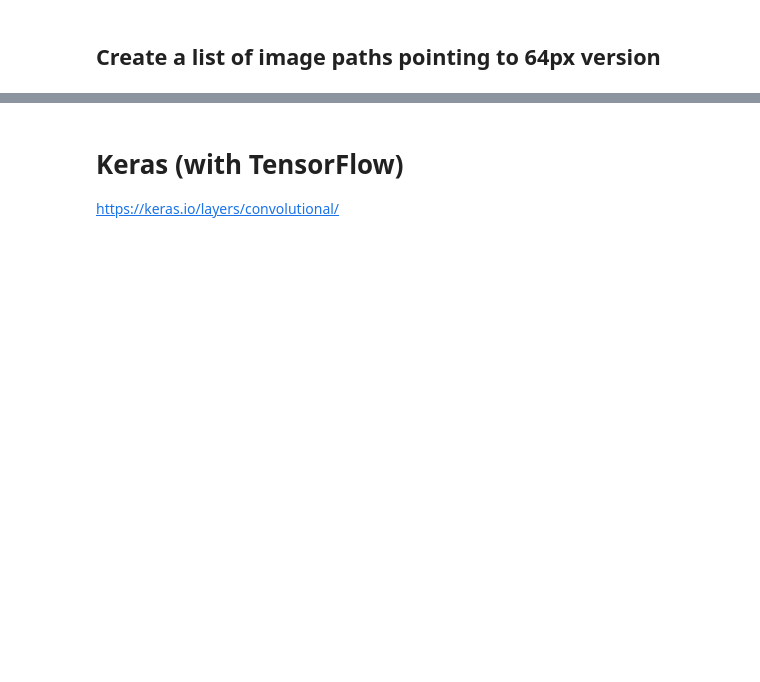
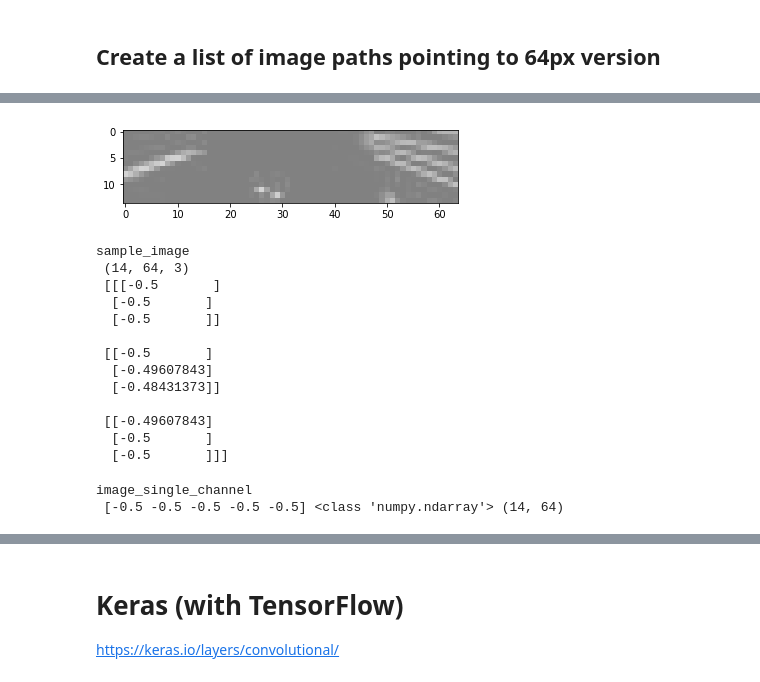
Before and after one commit to UkiDLucas/CarND-behavioral_cloning, a Jupyter notebook: model.ipynb, the cells around one changed output, grey strips where cells are left out. Drawn from its saved outputs; the diff is of its cells as text; code cells hidden in the pictures; blank space fills up the shorter version.

```diff
--- a/model.ipynb
+++ b/model.ipynb
@@ -105,0 +104,40 @@ training_features_normalized = normalize_grayscale(training_features)
+# %%
+from DataHelper import normalize_grayscale
+X_train = normalize_grayscale(training_images)
+sample_image = X_train[2]
+
+plt.imshow(sample_image, cmap='gray')
+plt.show()
+
+show_rows = 3
+show_cols = 3
+show_channels = 1
+
+print("sample_image \n", sample_image.shape,"\n", sample_image[:show_rows,:show_cols,:show_channels]) #
+# %% [output]
+[figure, added]
+sample_image
+ (14, 64, 3)
+ [[[-0.5       ]
+  [-0.5       ]
+  [-0.5       ]]
+
+ [[-0.5       ]
+  [-0.49607843]
+  [-0.48431373]]
+
+ [[-0.49607843]
+  [-0.5       ]
+  [-0.5       ]]]
+# %%
+def extract_image_single_channel(image):
+    show_rows = image.shape[0]
+    show_cols = image.shape[1]
+    show_channels = 1 # red
+    return np.array(  image[:show_rows, :show_cols, 0] )
+
+image_single_channel = extract_image_single_channel(sample_image)
+print("image_single_channel \n", image_single_channel[0][:5], type(image_single_channel),image_single_channel.shape)
+# %% [output]
+image_single_channel
+ [-0.5 -0.5 -0.5 -0.5 -0.5] <class 'numpy.ndarray'> (14, 64)
```
Also changed, not shown: parts of 49 cells of this notebook.
